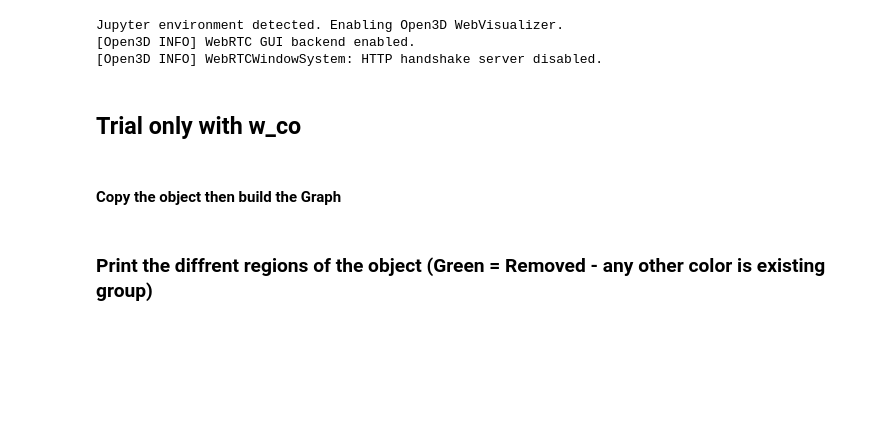
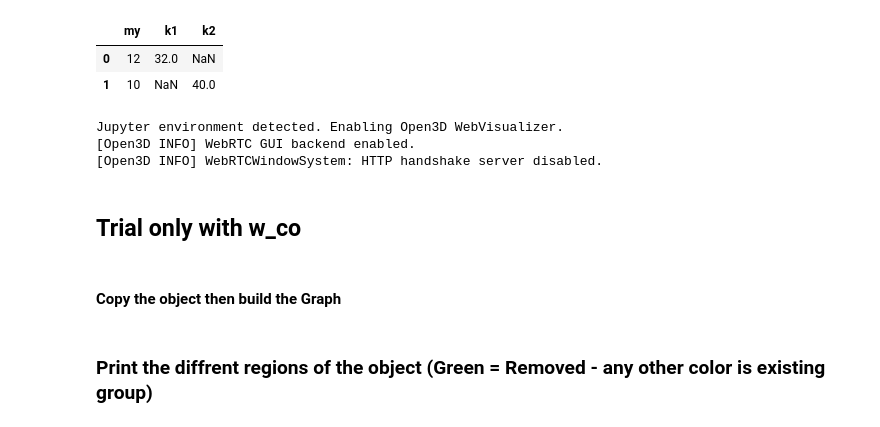
Before and after one commit to RePAIRProject/AAFR, a Jupyter notebook: Untitled.ipynb, the cells around one changed output. Cells and saved outputs as stored; diff of their text form; code cells hidden in the pictures; blank space fills up the shorter version.

```diff
--- a/Untitled.ipynb
+++ b/Untitled.ipynb
@@ -2,6 +2,13 @@
 import Fragment
 import numpy as np
 from tqdm import tqdm
+# %%
+import pandas as pd
+pd.DataFrame([{"my":12,"k1":32},{"my":10,"k2":40}])
+# %% [output]
+|  | my | k1 | k2 |
+| 0 | 12 | 32.0 | NaN |
+| 1 | 10 | NaN | 40.0 |
 # %%
 from Fragment import FeatureLines
 Obj1 = FeatureLines("data/group8/RPf_00060_gt.ply",voxel_size=0.8)
```
Also changed, not shown: 2 other files.
